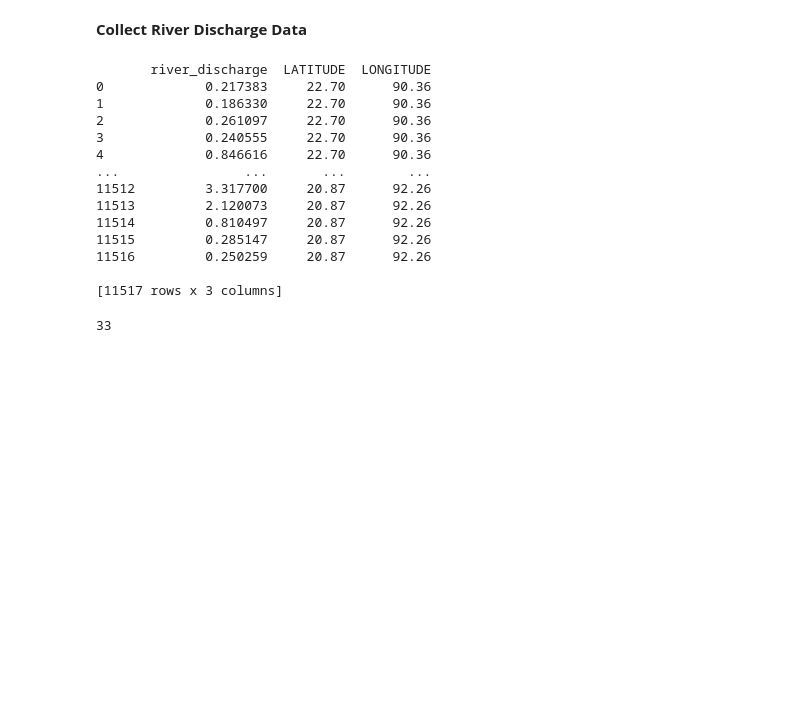
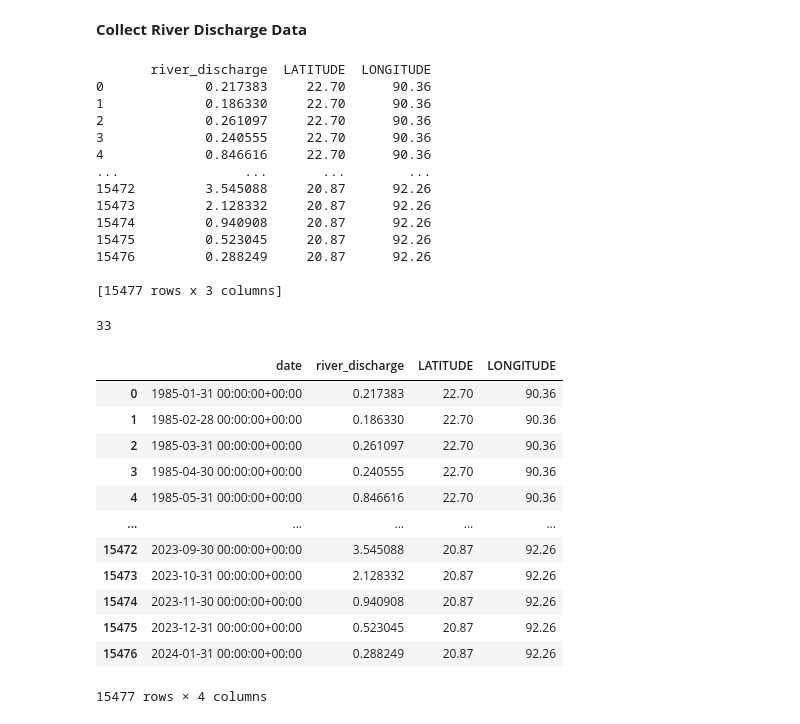
Before and after one commit to KimaniKibuthu/flood-prediction, a Jupyter notebook: notebooks/00_data_collection.ipynb, the cells around one changed output. Drawn from its saved outputs; the diff is of its cells as text; code cells hidden in the pictures; blank space fills up the shorter version.

```diff
--- a/notebooks/00_data_collection.ipynb
+++ b/notebooks/00_data_collection.ipynb
@@ -193,10 +198,10 @@ all_monthly_discharge = []
 
 # Iterate over each station in the station_info DataFrame
 for index, row in station_info.iterrows():
-    latitude = row['LATITUDE']
-    longitude = row['LONGITUDE']
+    latitude = row["LATITUDE"]
+    longitude = row["LONGITUDE"]
     start_date = "1985-01-01"
-    end_date = "2014-01-01"
+    end_date = "2024-01-01"
 
     # Retrieve daily discharge data
     responses = get_daily_discharge(latitude, longitude, start_date, end_date)
@@ -207,8 +212,8 @@ for index, row in station_info.iterrows():
         monthly_discharge = calculate_monthly_discharge(response)
 
         # Add latitude and longitude columns to the monthly discharge DataFrame
-        monthly_discharge['LATITUDE'] = latitude
-        monthly_discharge['LONGITUDE'] = longitude
+        monthly_discharge["LATITUDE"] = latitude
+        monthly_discharge["LONGITUDE"] = longitude
 
         # Append the monthly discharge data for this location to the list
         all_monthly_discharge.append(monthly_discharge)
@@ -226,13 +231,13 @@ print(all_monthly_discharge_df)
 3             0.240555     22.70      90.36
 4             0.846616     22.70      90.36
 ...                ...       ...        ...
-11512         3.317700     20.87      92.26
-11513         2.120073     20.87      92.26
-11514         0.810497     20.87      92.26
-11515         0.285147     20.87      92.26
-11516         0.250259     20.87      92.26
+15472         3.545088     20.87      92.26
+15473         2.128332     20.87      92.26
+15474         0.940908     20.87      92.26
+15475         0.523045     20.87      92.26
+15476         0.288249     20.87      92.26
 
-[11517 rows x 3 columns]
+[15477 rows x 3 columns]
 # %%
 len(all_monthly_discharge)
 # %% [output]
@@ -242 +249,17 @@ concatenated_river_discharge_df = pd.concat([df.reset_index() for df in all_mont
+# %%
+concatenated_river_discharge_df
+# %% [output]
+|  | date | river_discharge | LATITUDE | LONGITUDE |
+| 0 | 1985-01-31 00:00:00+00:00 | 0.217383 | 22.70 | 90.36 |
+| 1 | 1985-02-28 00:00:00+00:00 | 0.186330 | 22.70 | 90.36 |
+| 2 | 1985-03-31 00:00:00+00:00 | 0.261097 | 22.70 | 90.36 |
+| 3 | 1985-04-30 00:00:00+00:00 | 0.240555 | 22.70 | 90.36 |
+| 4 | 1985-05-31 00:00:00+00:00 | 0.846616 | 22.70 | 90.36 |
+| ... | ... | ... | ... | ... |
+| 15472 | 2023-09-30 00:00:00+00:00 | 3.545088 | 20.87 | 92.26 |
+| 15473 | 2023-10-31 00:00:00+00:00 | 2.128332 | 20.87 | 92.26 |
+| 15474 | 2023-11-30 00:00:00+00:00 | 0.940908 | 20.87 | 92.26 |
+| 15475 | 2023-12-31 00:00:00+00:00 | 0.523045 | 20.87 | 92.26 |
+| 15476 | 2024-01-31 00:00:00+00:00 | 0.288249 | 20.87 | 92.26 |
+15477 rows × 4 columns
 # %%
```
Also changed, not shown: parts of 15 cells of this notebook, 13 other files.
